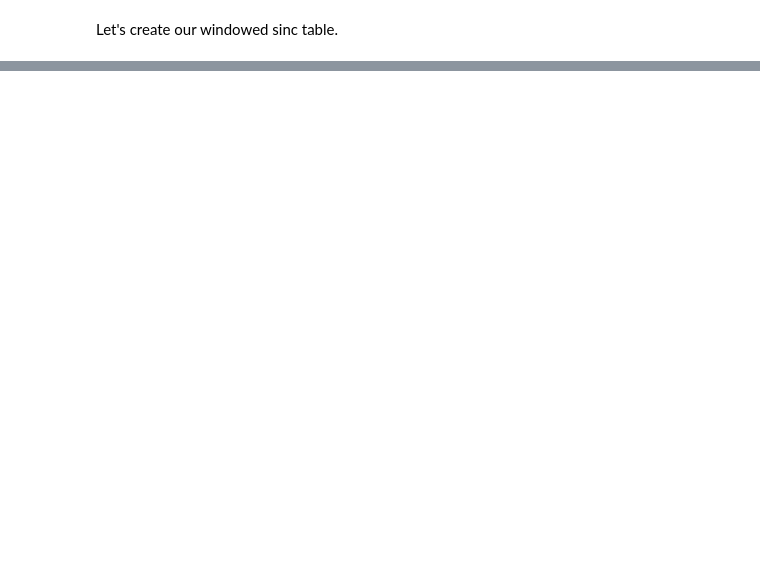
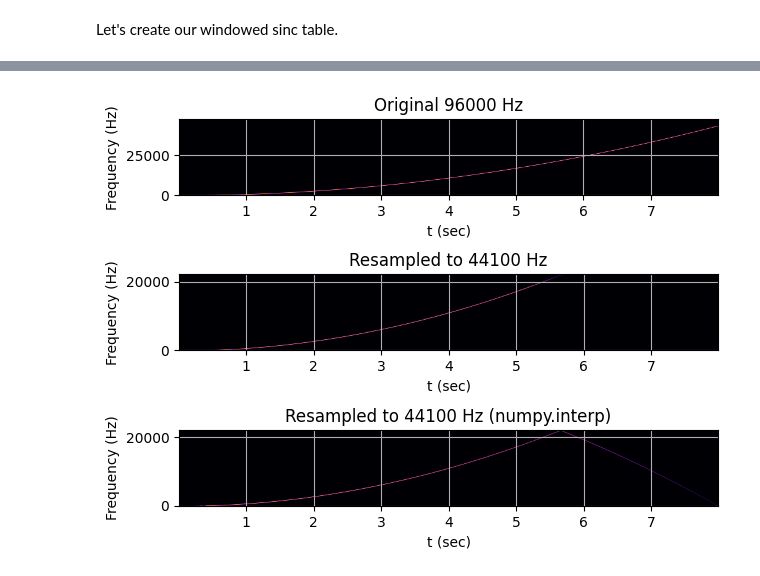
Before and after one commit to Segfault1602/libdsp, a Jupyter notebook: docs/windowed_sinc.ipynb, the cells around one changed output, grey strips where cells are left out. Saved outputs shown, nothing was run; the diff lists cells and outputs as text; code cells hidden in the pictures; blank space fills up the shorter version.

```diff
--- a/docs/windowed_sinc.ipynb
+++ b/docs/windowed_sinc.ipynb
@@ -29,0 +112,14 @@ plt.show()
+# %%
+from scipy.signal import spectrogram
+
+def plot_spectrogram(title, w, fs, ax = None):
+    ff, tt, Sxx = spectrogram(w, fs=fs)
+    if ax is None:
+        fig, ax = plt.subplots()
+    ax.pcolormesh(tt, ff, Sxx, cmap='magma', shading='gouraud')
+    ax.set_title(title)
+    ax.set_xlabel('t (sec)')
+    ax.set_ylabel('Frequency (Hz)')
+    ax.grid(True)
+
+plot_spectrogram(f'Quadratic Chirp, f(0)=0, f({CHIRP_LENGTH_SECONDS})={END_CHIRP_FREQUENCY}', in_chirp, ORIGINAL_FS)
@@ -29,0 +128,27 @@ plt.show()
+# %%
+TARGET_FS = 44100
+RESAMPLING_RATIO = TARGET_FS / ORIGINAL_FS
+
+NZ = 13
+SAMPLES_PER_CROSSING = 64
+h, h_diff = build_sinc_table(NZ, SAMPLES_PER_CROSSING)
+
+output = sinc_resample(
+    in_chirp,
+    RESAMPLING_RATIO,
+    h,
+    h_diff,
+    NZ,
+    SAMPLES_PER_CROSSING)
+
+out_time = np.linspace(0, CHIRP_LENGTH_SECONDS, TARGET_FS*CHIRP_LENGTH_SECONDS)
+out_linear = np.interp(out_time, time, in_chirp)
+
+fig, ax = plt.subplots(3, 1)
+plot_spectrogram(f"Original {ORIGINAL_FS} Hz", in_chirp, ORIGINAL_FS, ax[0])
+plot_spectrogram(f"Resampled to {TARGET_FS} Hz", output, TARGET_FS, ax[1])
+plot_spectrogram(f"Resampled to {TARGET_FS} Hz (numpy.interp)", out_linear, TARGET_FS, ax[2])
+fig.tight_layout(pad=1.0)
+plt.show()
+# %% [output]
+[figure, added]
```
Also changed, not shown: parts of 6 cells of this notebook, 1 other file.
